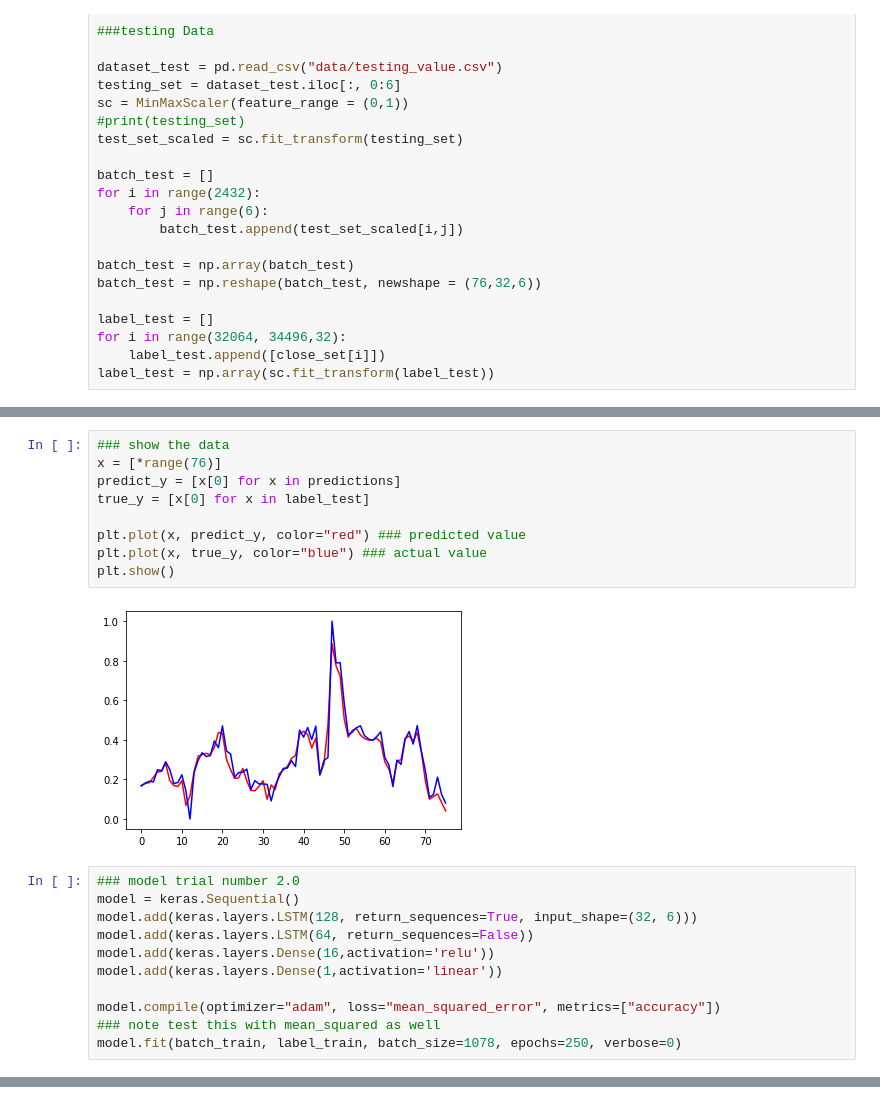
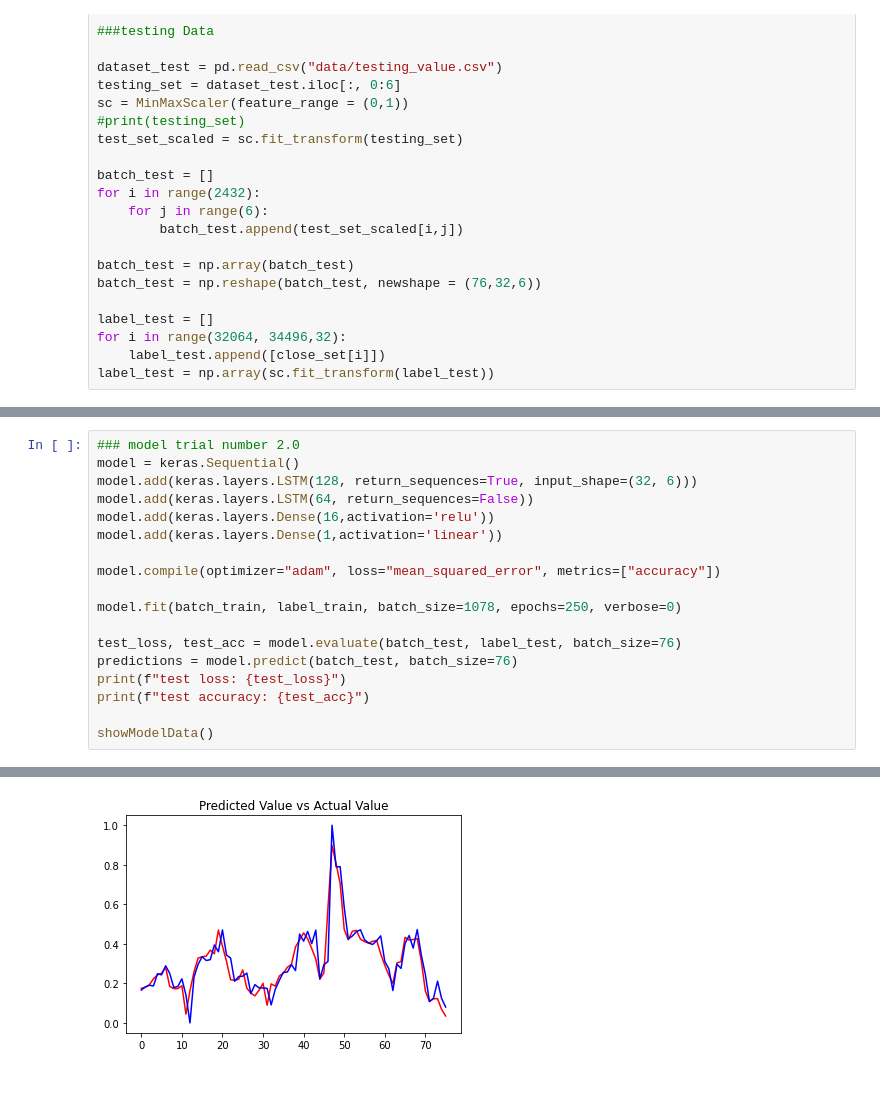
Before and after one commit to jaronritter01/cryptoAI, a Jupyter notebook: main.ipynb, the cells around one changed output, grey strips where cells are left out. Cells and saved outputs as stored; diff of their text form.

```diff
--- a/main.ipynb
+++ b/main.ipynb
@@ -307,14 +319,3 @@ test accuracy: 0.02631578966975212
-# %%
-### show the data
-x = [*range(76)]
-predict_y = [x[0] for x in predictions]
-true_y = [x[0] for x in label_test]
-
-plt.plot(x, predict_y, color="red") ### predicted value
-plt.plot(x, true_y, color="blue") ### actual value
-plt.show()
-# %% [output]
-[figure, removed]
 # %%
 ### model trial number 2.0
 model = keras.Sequential()
@@ -324,6 +325,13 @@ model.add(keras.layers.Dense(16,activation='relu'))
 model.add(keras.layers.Dense(1,activation='linear'))
 
 model.compile(optimizer="adam", loss="mean_squared_error", metrics=["accuracy"])
-### note test this with mean_squared as well
+
 model.fit(batch_train, label_train, batch_size=1078, epochs=250, verbose=0)
+
+test_loss, test_acc = model.evaluate(batch_test, label_test, batch_size=76)
+predictions = model.predict(batch_test, batch_size=76)
+print(f"test loss: {test_loss}")
+print(f"test accuracy: {test_acc}")
+
+showModelData()
 # %% [output]
@@ -330,0 +341 @@ model.fit(batch_train, label_train, batch_size=1078, epochs=250, verbose=0)
+[figure, added]
```
Also changed, not shown: parts of 11 cells of this notebook.
